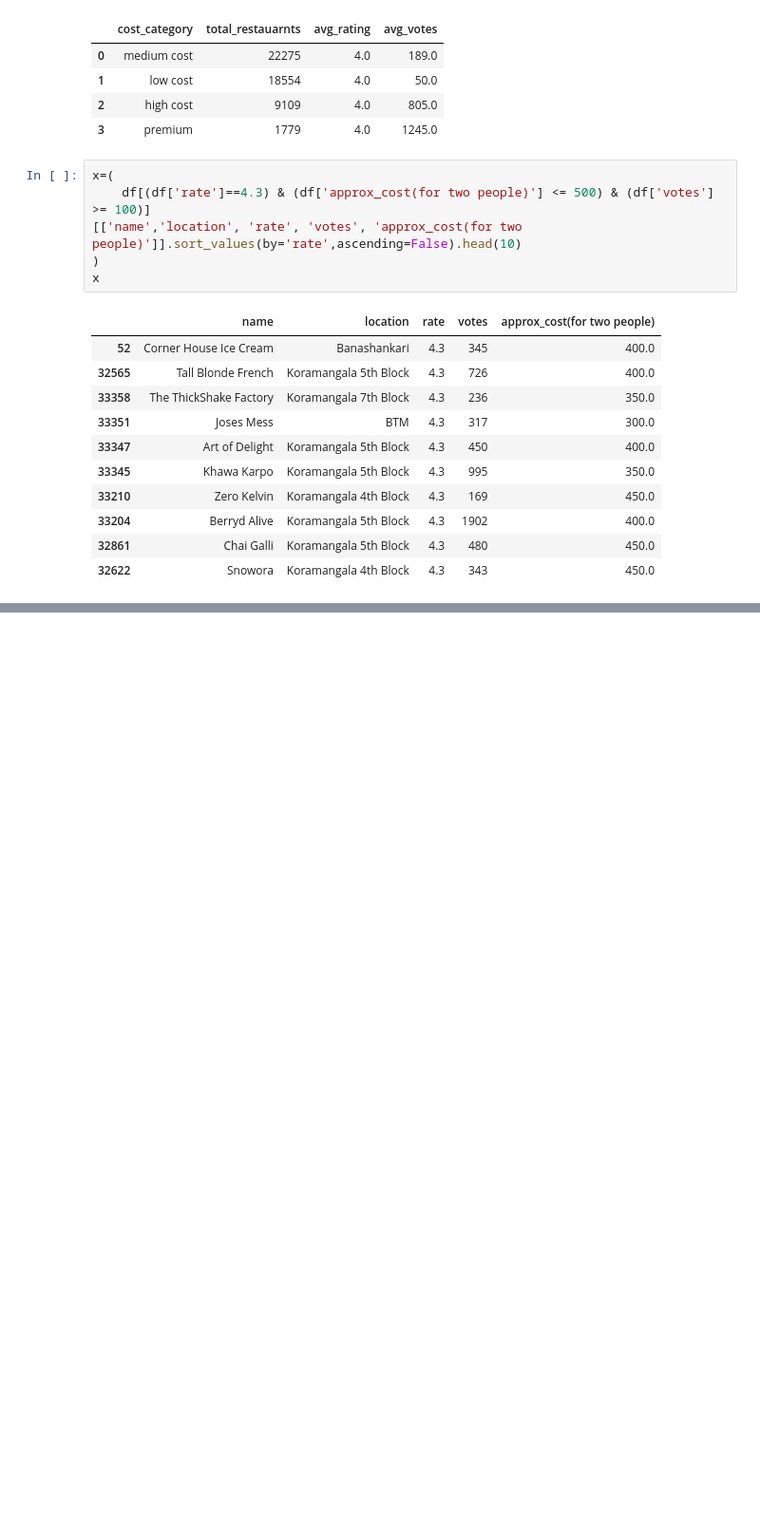
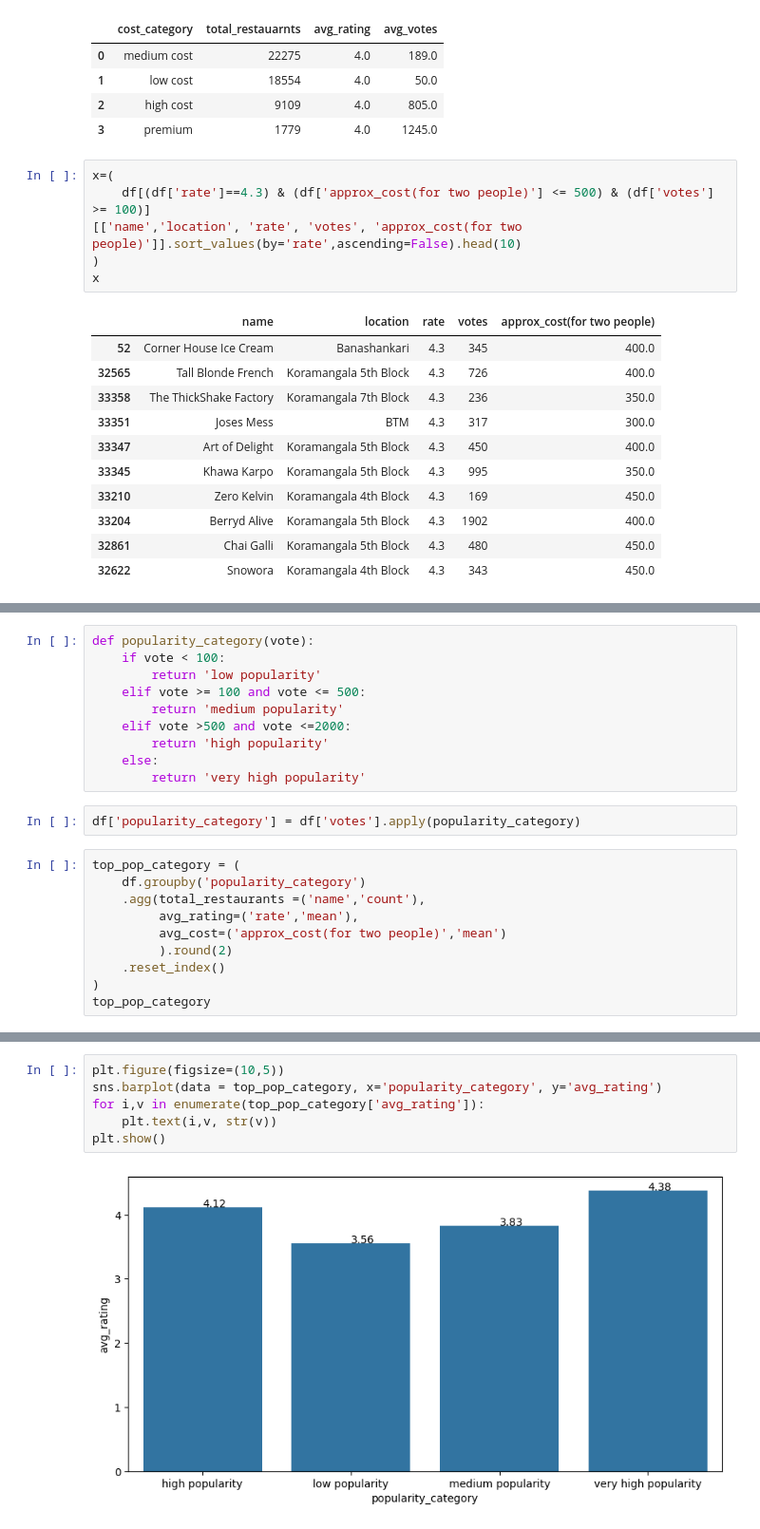
Before and after one commit to AlistairPereira/python-data-analysis-lab, a Jupyter notebook: notebooks/Restaurant_data_cleaning.ipynb, the cells around one changed output, grey strips where cells are left out. Shown at 95% size. Drawn from its saved outputs; the diff is of its cells as text; blank space fills up the shorter version.

```diff
--- a/notebooks/Restaurant_data_cleaning.ipynb
+++ b/notebooks/Restaurant_data_cleaning.ipynb
@@ -980,0 +992,22 @@ x
+# %%
+def popularity_category(vote):
+    if vote < 100:
+        return 'low popularity'
+    elif vote >= 100 and vote <= 500:
+        return 'medium popularity'
+    elif vote >500 and vote <=2000:
+        return 'high popularity'
+    else:
+        return 'very high popularity'
+# %%
+df['popularity_category'] = df['votes'].apply(popularity_category)
+# %%
+top_pop_category = (
+    df.groupby('popularity_category')
+    .agg(total_restaurants =('name','count'),
+         avg_rating=('rate','mean'),
+         avg_cost=('approx_cost(for two people)','mean')
+         ).round(2)
+    .reset_index()
+)
+top_pop_category
@@ -980,0 +1020,8 @@ x
+# %%
+plt.figure(figsize=(10,5))
+sns.barplot(data = top_pop_category, x='popularity_category', y='avg_rating')
+for i,v in enumerate(top_pop_category['avg_rating']):
+    plt.text(i,v, str(v))
+plt.show()
+# %% [output]
+[figure, added]
```
Also changed, not shown: parts of 8 cells of this notebook.
